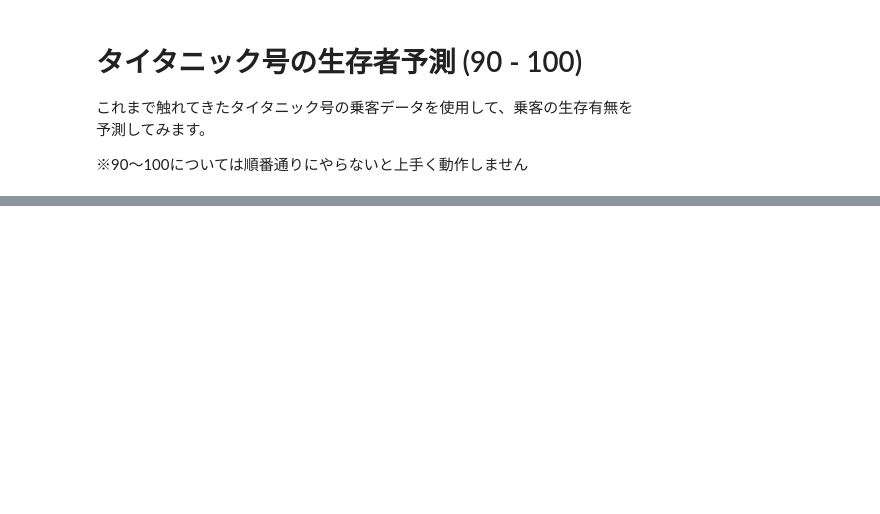
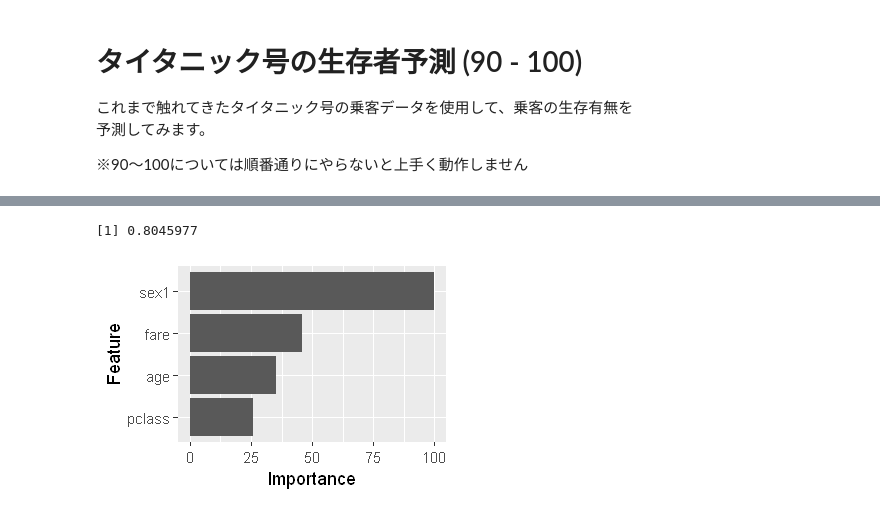
Before and after one commit to Atsuhiko/100_knocks_challenge, a Jupyter notebook: 03_R_100_knocks/Answrs/Week-10_answer.ipynb, the cells around one changed output, grey strips where cells are left out. Saved outputs shown, nothing was run; the diff lists cells and outputs as text; code cells hidden in the pictures; blank space fills up the shorter version.

```diff
--- a/03_R_100_knocks/Answrs/Week-10_answer.ipynb
+++ b/03_R_100_knocks/Answrs/Week-10_answer.ipynb
@@ -72,0 +131,4 @@ df5 <- read.csv("./data/data2.csv", header=T, fileEncoding = "CP932")
+# %%
+# fare の欠損値の行を削除しておく
+df_copy <- na.omit(df_copy)
+colSums(is.na(df_copy))
@@ -72,0 +199,9 @@ df5 <- read.csv("./data/data2.csv", header=T, fileEncoding = "CP932")
+# %%
+# 学習用データと検証用データの作成
+set.seed(256)
+trainIndex <- createDataPartition(df_copy$survived, p = .8,
+                                  list = FALSE,
+                                  times = 1)
+# %%
+df_train <- df_copy[ trainIndex,]
+df_test  <- df_copy[-trainIndex,]
@@ -72,0 +229,7 @@ df5 <- read.csv("./data/data2.csv", header=T, fileEncoding = "CP932")
+# %%
+# fit a random
+tic()
+model_rf <- train(as.factor(survived) ~ ., # 関数as.factor( )を使うことによって，factor型を変換
+                data = df_train,
+                method = 'rf')
+toc()
@@ -72,0 +292,4 @@ df5 <- read.csv("./data/data2.csv", header=T, fileEncoding = "CP932")
+# %%
+Accuracy(pred, df_test$survived)
+# %% [output]
+[1] 0.8045977
@@ -72,0 +300,8 @@ df5 <- read.csv("./data/data2.csv", header=T, fileEncoding = "CP932")
+# %%
+# 特徴量の重要度
+# pipeline 表記
+model_rf %>%
+  varImp() %>%
+  ggplot(top = 4)
+# %% [output]
+[figure, added]
```
Also changed, not shown: parts of 50 cells of this notebook.
